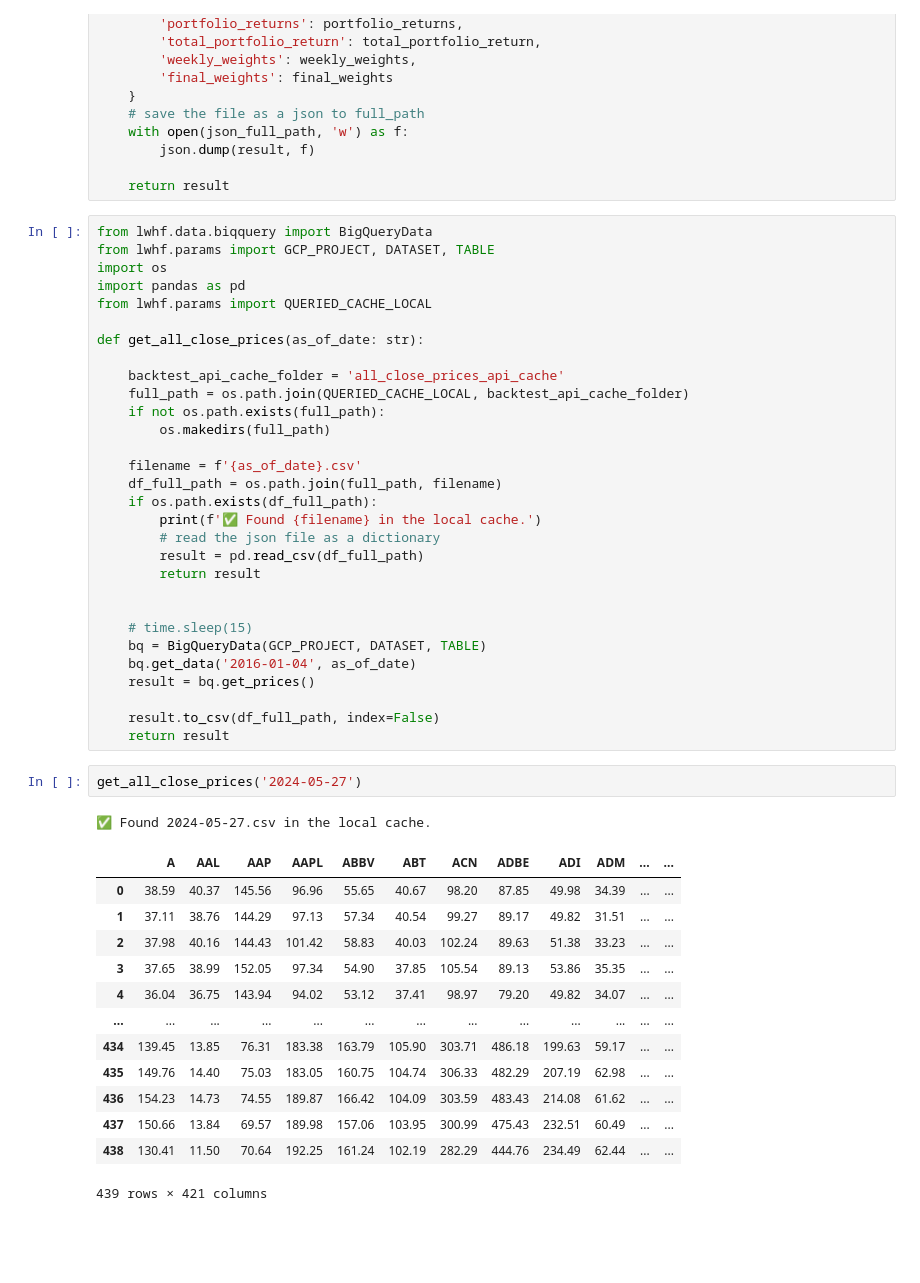
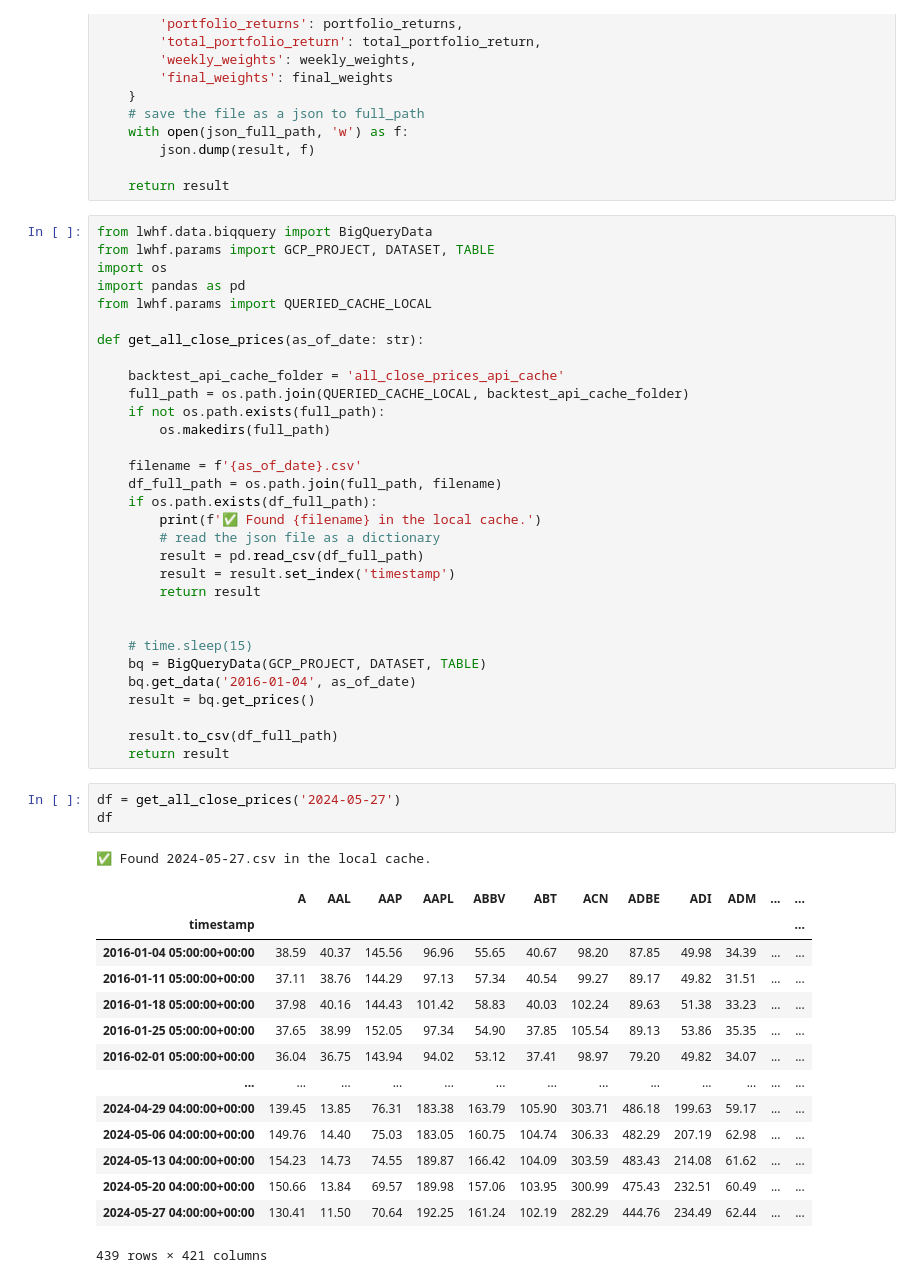
Before and after one commit to tim-boudot/lwhf-investment-strategy, a Jupyter notebook: notebooks/bn-refactor.ipynb, the cells around one changed output. Drawn from its saved outputs; the diff is of its cells as text; blank space fills up the shorter version.

```diff
--- a/notebooks/bn-refactor.ipynb
+++ b/notebooks/bn-refactor.ipynb
@@ -590,6 +590,7 @@ def get_all_close_prices(as_of_date: str):
         print(f'✅ Found {filename} in the local cache.')
         # read the json file as a dictionary
         result = pd.read_csv(df_full_path)
+        result = result.set_index('timestamp')
         return result
 
 
@@ -598,22 +599,24 @@ def get_all_close_prices(as_of_date: str):
     bq.get_data('2016-01-04', as_of_date)
     result = bq.get_prices()
 
-    result.to_csv(df_full_path, index=False)
+    result.to_csv(df_full_path)
     return result
 # %%
-get_all_close_prices('2024-05-27')
+df = get_all_close_prices('2024-05-27')
+df
 # %% [output]
 ✅ Found 2024-05-27.csv in the local cache.
 |  | A | AAL | AAP | AAPL | ABBV | ABT | ACN | ADBE | ADI | ADM | ... | ... |
-| 0 | 38.59 | 40.37 | 145.56 | 96.96 | 55.65 | 40.67 | 98.20 | 87.85 | 49.98 | 34.39 | ... | ... |
-| 1 | 37.11 | 38.76 | 144.29 | 97.13 | 57.34 | 40.54 | 99.27 | 89.17 | 49.82 | 31.51 | ... | ... |
-| 2 | 37.98 | 40.16 | 144.43 | 101.42 | 58.83 | 40.03 | 102.24 | 89.63 | 51.38 | 33.23 | ... | ... |
-| 3 | 37.65 | 38.99 | 152.05 | 97.34 | 54.90 | 37.85 | 105.54 | 89.13 | 53.86 | 35.35 | ... | ... |
-| 4 | 36.04 | 36.75 | 143.94 | 94.02 | 53.12 | 37.41 | 98.97 | 79.20 | 49.82 | 34.07 | ... | ... |
+| timestamp |  |  |  |  |  |  |  |  |  |  |  | ... |
+| 2016-01-04 05:00:00+00:00 | 38.59 | 40.37 | 145.56 | 96.96 | 55.65 | 40.67 | 98.20 | 87.85 | 49.98 | 34.39 | ... | ... |
+| 2016-01-11 05:00:00+00:00 | 37.11 | 38.76 | 144.29 | 97.13 | 57.34 | 40.54 | 99.27 | 89.17 | 49.82 | 31.51 | ... | ... |
+| 2016-01-18 05:00:00+00:00 | 37.98 | 40.16 | 144.43 | 101.42 | 58.83 | 40.03 | 102.24 | 89.63 | 51.38 | 33.23 | ... | ... |
+| 2016-01-25 05:00:00+00:00 | 37.65 | 38.99 | 152.05 | 97.34 | 54.90 | 37.85 | 105.54 | 89.13 | 53.86 | 35.35 | ... | ... |
+| 2016-02-01 05:00:00+00:00 | 36.04 | 36.75 | 143.94 | 94.02 | 53.12 | 37.41 | 98.97 | 79.20 | 49.82 | 34.07 | ... | ... |
 | ... | ... | ... | ... | ... | ... | ... | ... | ... | ... | ... | ... | ... |
-| 434 | 139.45 | 13.85 | 76.31 | 183.38 | 163.79 | 105.90 | 303.71 | 486.18 | 199.63 | 59.17 | ... | ... |
-| 435 | 149.76 | 14.40 | 75.03 | 183.05 | 160.75 | 104.74 | 306.33 | 482.29 | 207.19 | 62.98 | ... | ... |
-| 436 | 154.23 | 14.73 | 74.55 | 189.87 | 166.42 | 104.09 | 303.59 | 483.43 | 214.08 | 61.62 | ... | ... |
-| 437 | 150.66 | 13.84 | 69.57 | 189.98 | 157.06 | 103.95 | 300.99 | 475.43 | 232.51 | 60.49 | ... | ... |
-| 438 | 130.41 | 11.50 | 70.64 | 192.25 | 161.24 | 102.19 | 282.29 | 444.76 | 234.49 | 62.44 | ... | ... |
+| 2024-04-29 04:00:00+00:00 | 139.45 | 13.85 | 76.31 | 183.38 | 163.79 | 105.90 | 303.71 | 486.18 | 199.63 | 59.17 | ... | ... |
+| 2024-05-06 04:00:00+00:00 | 149.76 | 14.40 | 75.03 | 183.05 | 160.75 | 104.74 | 306.33 | 482.29 | 207.19 | 62.98 | ... | ... |
+| 2024-05-13 04:00:00+00:00 | 154.23 | 14.73 | 74.55 | 189.87 | 166.42 | 104.09 | 303.59 | 483.43 | 214.08 | 61.62 | ... | ... |
+| 2024-05-20 04:00:00+00:00 | 150.66 | 13.84 | 69.57 | 189.98 | 157.06 | 103.95 | 300.99 | 475.43 | 232.51 | 60.49 | ... | ... |
+| 2024-05-27 04:00:00+00:00 | 130.41 | 11.50 | 70.64 | 192.25 | 161.24 | 102.19 | 282.29 | 444.76 | 234.49 | 62.44 | ... | ... |
 439 rows × 421 columns
```
Also changed, not shown: 2 other files.
